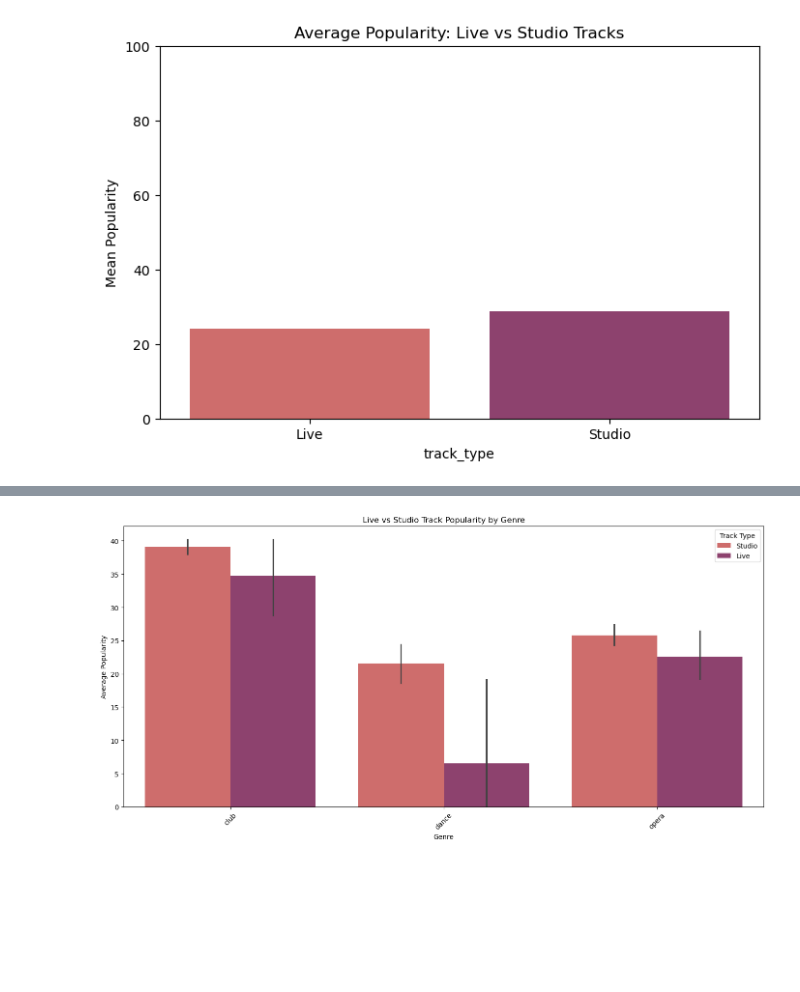
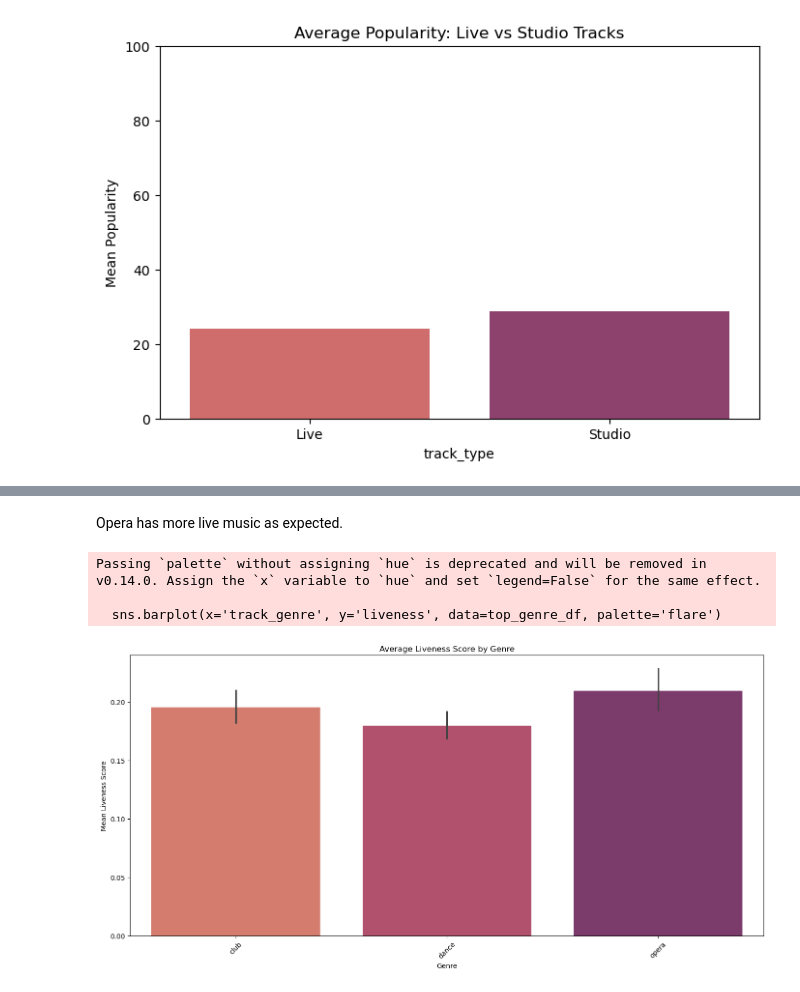
Before and after one commit to Bourkupine/cs4168-Project, a Jupyter notebook: EDA.ipynb, the cells around one changed output, grey strips where cells are left out. Cells and saved outputs as stored; diff of their text form; code cells hidden in the pictures; blank space fills up the shorter version.

Commit message:
Live vs Studio

```diff
--- a/EDA.ipynb
+++ b/EDA.ipynb
@@ -229,20 +229,17 @@ Passing `palette` without assigning `hue` is deprecated and will be removed in v
+# %% [markdown]
+Opera has more live music as expected.
 # %%
-# Let's also compare by genre
-# First, find the top genres by track count
-top_genres = df['track_genre'].value_counts().head(8).index.tolist()
-
-# Filter for only the top genres
-top_genre_df = df[df['track_genre'].isin(top_genres)]
-
-# Create a grouped bar chart
+# Compare average liveness across genres
 plt.figure(figsize=(14, 7))
-sns.barplot(x='track_genre', y='popularity', hue='track_type', data=top_genre_df, palette='flare')
-plt.title('Live vs Studio Track Popularity by Genre')
+sns.barplot(x='track_genre', y='liveness', data=top_genre_df, palette='flare')
+plt.title('Average Liveness Score by Genre')
 plt.xlabel('Genre')
-plt.ylabel('Average Popularity')
+plt.ylabel('Mean Liveness Score')
 plt.xticks(rotation=45)
-plt.legend(title='Track Type')
 plt.tight_layout()
 plt.show()
 # %% [output]
+Passing `palette` without assigning `hue` is deprecated and will be removed in v0.14.0. Assign the `x` variable to `hue` and set `legend=False` for the same effect.
+
+  sns.barplot(x='track_genre', y='liveness', data=top_genre_df, palette='flare')
-[figure, old version]
+[figure, new version]
```
Also changed, not shown: parts of 14 cells of this notebook.
